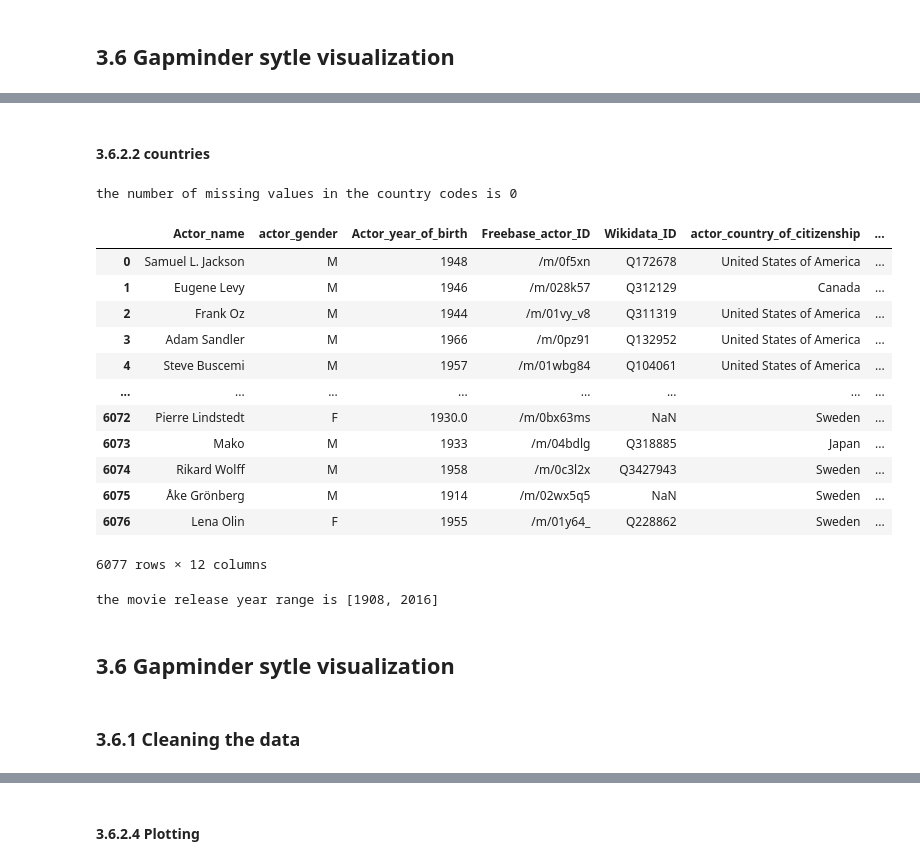
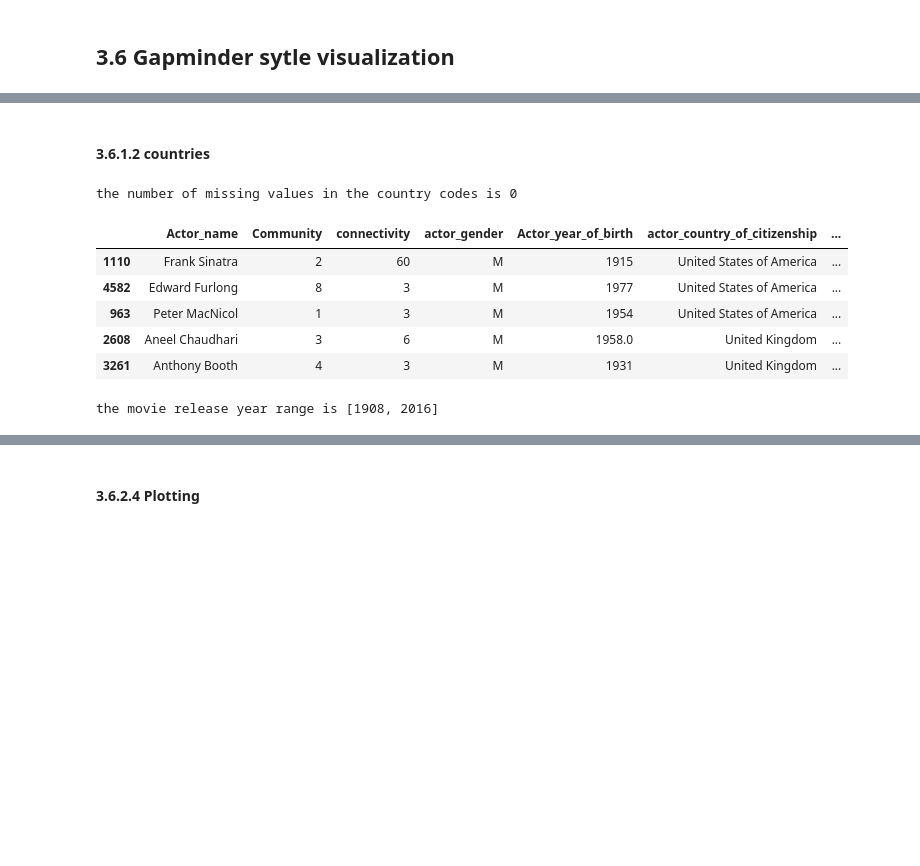
Before and after one commit to epfl-ada/ada-2022-project-addaxx, a Jupyter notebook: P2.ipynb, the cells around one changed output, grey strips where cells are left out. Saved outputs shown, nothing was run; the diff lists cells and outputs as text; code cells hidden in the pictures; blank space fills up the shorter version.

```diff
--- a/P2.ipynb
+++ b/P2.ipynb
@@ -1443,5 +1392,5 @@ for i in range(0, 20):
 # %% [markdown]
-#### 3.6.2.2 countries
+#### 3.6.1.2 countries
 # %%
 # show the list of unique countries in the dataset
 actors_dataframe['actor_country_of_citizenship'].unique()
@@ -1464,32 +1413,28 @@ the number of missing values in the country codes is 0
 actors_dataframe['country_codes'] = actors_dataframe['actor_country_of_citizenship'].map(
     countries_codes)
 # %%
-# using the faker library, generate random longitude and latitude for each actor based on the country code
+# using the faker library, generate random longitude and latitude
 fake = Faker()
 Faker.seed(4321)
-actors_dataframe['lat_long'] = actors_dataframe['country_codes'].apply(
-    lambda x: fake.local_latlng(country_code=x, coords_only=True) if x is not None else None)
-# split the long_lat column into two columns: longitude and latitude
-actors_dataframe[['latitude', 'longitude']] = pd.DataFrame(
-    actors_dataframe['lat_long'].tolist(), index=actors_dataframe.index)
-# drop the long_lat column
-actors_dataframe.drop('lat_long', axis=1, inplace=True)
+
+
+##### dropped
+# actors_dataframe['lat_long'] = actors_dataframe['country_codes'].apply(
+#     lambda x: fake.local_latlng(country_code=x, coords_only=True) if x is not None else None)
+# # split the long_lat column into two columns: longitude and latitude
+# actors_dataframe[['latitude', 'longitude']] = pd.DataFrame(
+#     actors_dataframe['lat_long'].tolist(), index=actors_dataframe.index)
+# # drop the long_lat column
+# actors_dataframe.drop('lat_long', axis=1, inplace=True)
 # %%
-actors_dataframe
+actors_dataframe.sample(5)
 # %% [output]
-|  | Actor_name | actor_gender | Actor_year_of_birth | Freebase_actor_ID | Wikidata_ID | actor_country_of_citizenship | ... |
-| 0 | Samuel L. Jackson | M | 1948 | /m/0f5xn | Q172678 | United States of America | ... |
-| 1 | Eugene Levy | M | 1946 | /m/028k57 | Q312129 | Canada | ... |
-| 2 | Frank Oz | M | 1944 | /m/01vy_v8 | Q311319 | United States of America | ... |
-| 3 | Adam Sandler | M | 1966 | /m/0pz91 | Q132952 | United States of America | ... |
-| 4 | Steve Buscemi | M | 1957 | /m/01wbg84 | Q104061 | United States of America | ... |
-| ... | ... | ... | ... | ... | ... | ... | ... |
-| 6072 | Pierre Lindstedt | F | 1930.0 | /m/0bx63ms | NaN | Sweden | ... |
-| 6073 | Mako | M | 1933 | /m/04bdlg | Q318885 | Japan | ... |
-| 6074 | Rikard Wolff | M | 1958 | /m/0c3l2x | Q3427943 | Sweden | ... |
-| 6075 | Åke Grönberg | M | 1914 | /m/02wx5q5 | NaN | Sweden | ... |
-| 6076 | Lena Olin | F | 1955 | /m/01y64_ | Q228862 | Sweden | ... |
+|  | Actor_name | Community | connectivity | actor_gender | Actor_year_of_birth | actor_country_of_citizenship | ... |
+| 1110 | Frank Sinatra | 2 | 60 | M | 1915 | United States of America | ... |
+| 4582 | Edward Furlong | 8 | 3 | M | 1977 | United States of America | ... |
+| 963 | Peter MacNicol | 1 | 3 | M | 1954 | United States of America | ... |
+| 2608 | Aneel Chaudhari | 3 | 6 | M | 1958.0 | United Kingdom | ... |
+| 3261 | Anthony Booth | 4 | 3 | M | 1931 | United Kingdom | ... |
-6077 rows × 12 columns
 # %%
 # across all actors get the earliest and latest movie release year
 earliest_movie_year = actors_dataframe['movies'].apply(
@@ -1521,4 +1447,0 @@ the movie release year range is [1908, 2016]
-# %% [markdown]
-## 3.6 Gapminder sytle visualization
-# %% [markdown]
-### 3.6.1 Cleaning the data
```
Also changed, not shown: parts of 40 cells of this notebook, 2 other files.
